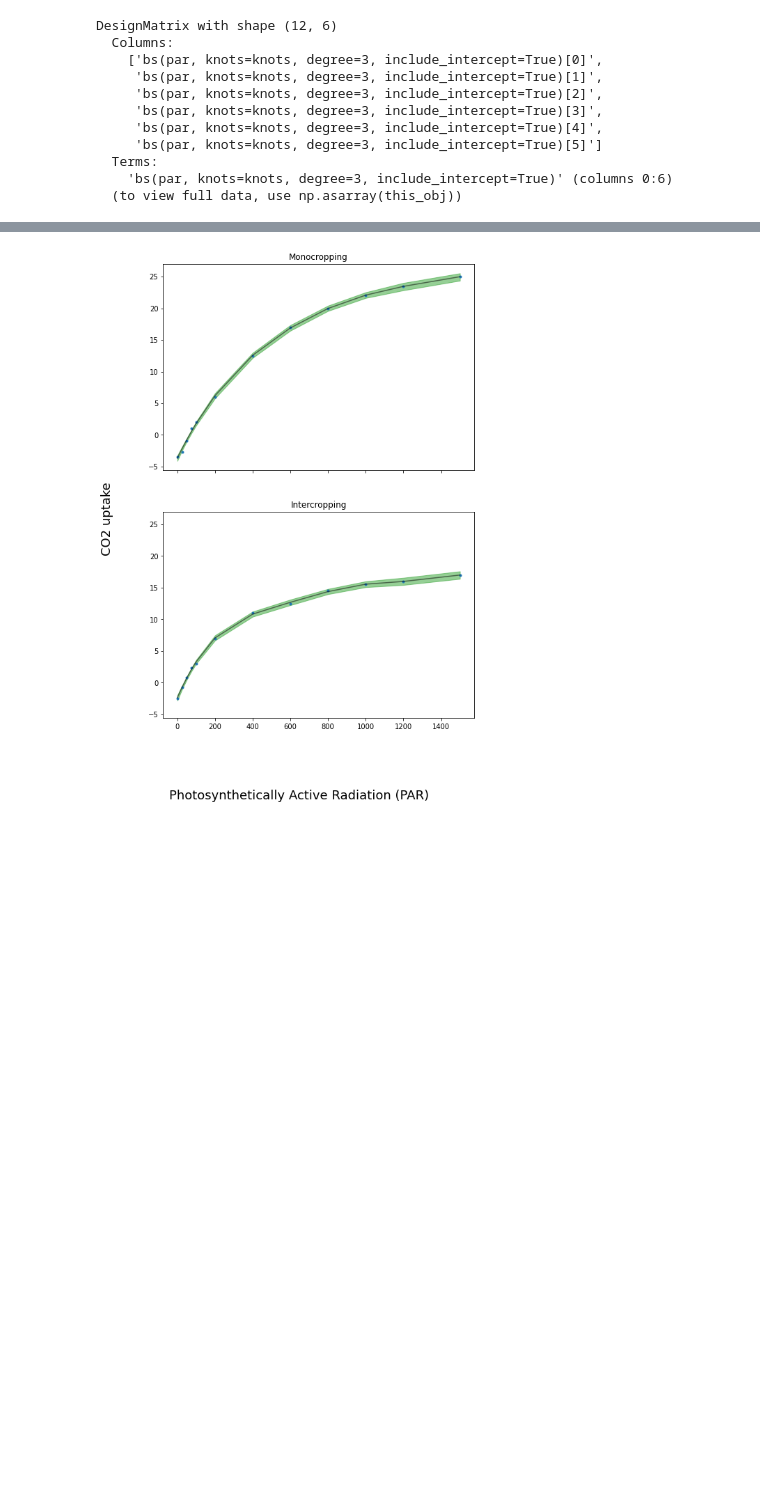
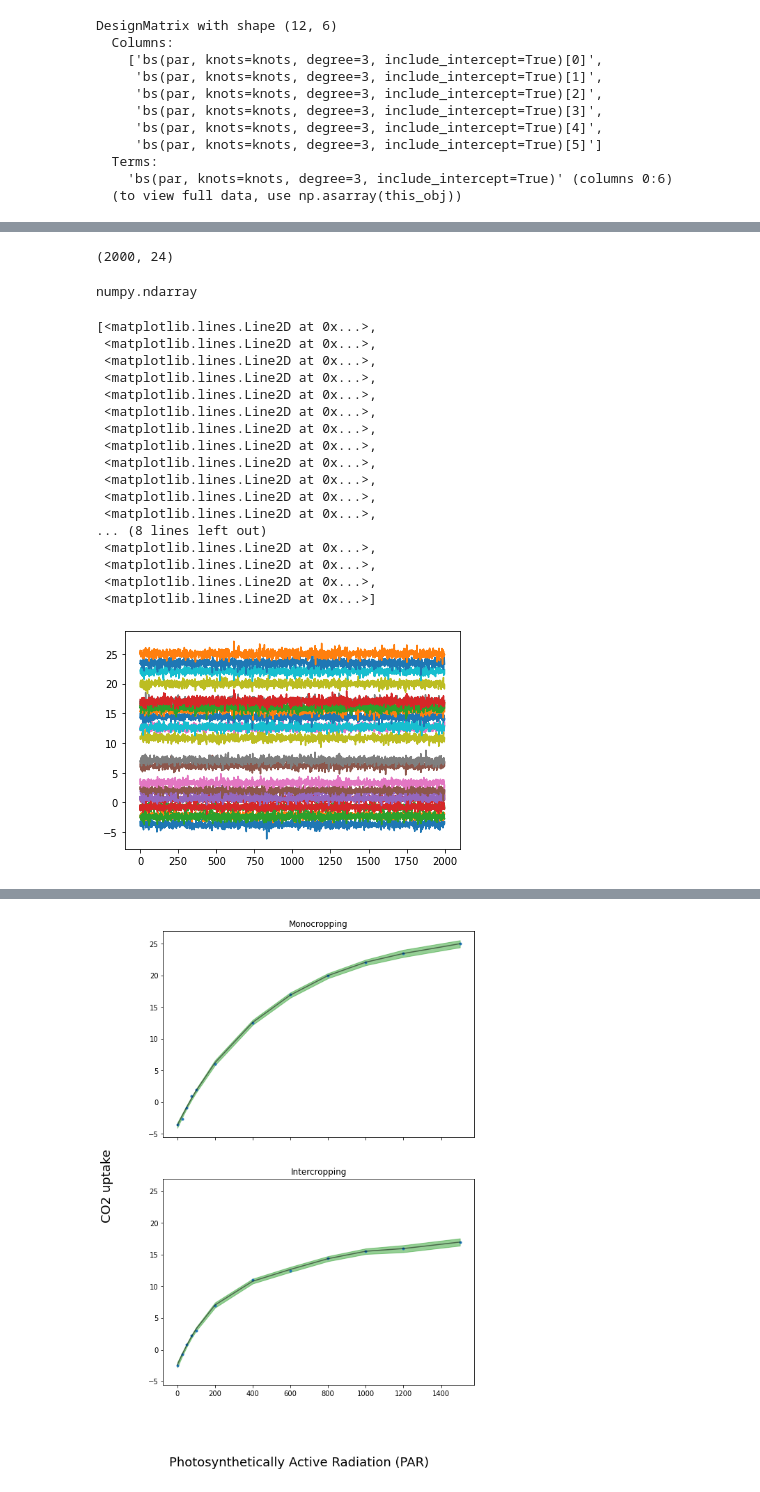
Before and after one commit to tadatoshi/agrivoltaics_supply_side_management, a Jupyter notebook: notebooks/net_photosynthetic_rate_splines.ipynb, the cells around one changed output, grey strips where cells are left out. Saved outputs shown, nothing was run; the diff lists cells and outputs as text; code cells hidden in the pictures; blank space fills up the shorter version.

```diff
--- a/notebooks/net_photosynthetic_rate_splines.ipynb
+++ b/notebooks/net_photosynthetic_rate_splines.ipynb
@@ -254,3 +318,32 @@ Sampling 2 chains for 1_000 tune and 2_000 draw iterations (2_000 + 4_000 draws
+# %%
+posterior_pred_sp_individual['up'].shape
+# %% [output]
+(2000, 24)
+# %%
+type(posterior_pred_sp_individual['up'])
+# %% [output]
+numpy.ndarray
+# %%
+plt.plot(posterior_pred_sp_individual['up'])
+# %% [output]
+[<matplotlib.lines.Line2D at 0x...>,
+ <matplotlib.lines.Line2D at 0x...>,
+ <matplotlib.lines.Line2D at 0x...>,
+ <matplotlib.lines.Line2D at 0x...>,
+ <matplotlib.lines.Line2D at 0x...>,
+ <matplotlib.lines.Line2D at 0x...>,
+ <matplotlib.lines.Line2D at 0x...>,
+ <matplotlib.lines.Line2D at 0x...>,
+ <matplotlib.lines.Line2D at 0x...>,
+ <matplotlib.lines.Line2D at 0x...>,
+ <matplotlib.lines.Line2D at 0x...>,
+ <matplotlib.lines.Line2D at 0x...>,
+... (8 lines left out)
+ <matplotlib.lines.Line2D at 0x...>,
+ <matplotlib.lines.Line2D at 0x...>,
+ <matplotlib.lines.Line2D at 0x...>,
+ <matplotlib.lines.Line2D at 0x...>]
+[figure, added]
 # %%
 μsi = idata_sp_individual.posterior.stack(draws=("chain", "draw"))["μi"].values.T
 # %%
```
Also changed, not shown: parts of 15 cells of this notebook, 4 other files.
